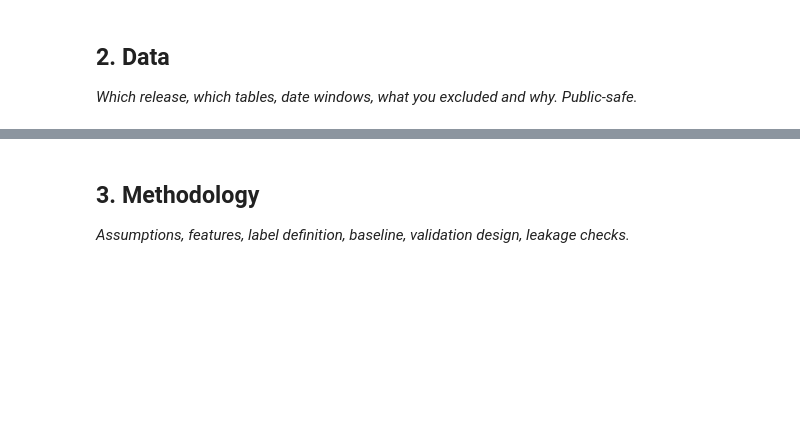
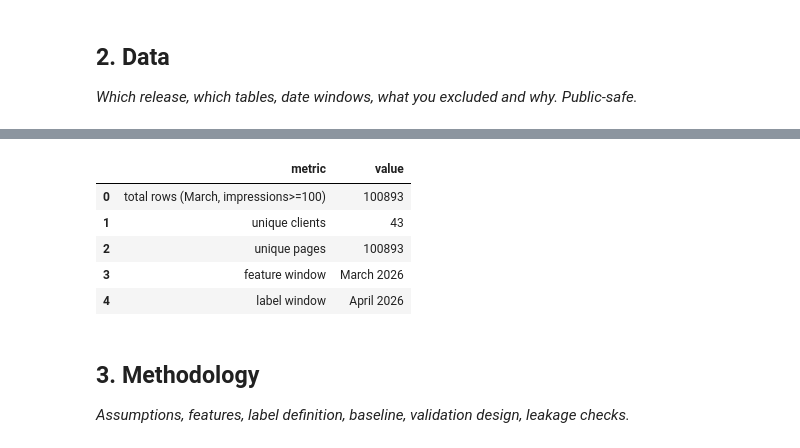
Before and after one commit to nooragab/flyrank-ml-internship, a Jupyter notebook: work/notebooks/capstone.ipynb, the cells around one changed output, grey strips where cells are left out. Drawn from its saved outputs; the diff is of its cells as text; code cells hidden in the pictures; blank space fills up the shorter version.

```diff
--- a/work/notebooks/capstone.ipynb
+++ b/work/notebooks/capstone.ipynb
@@ -17,3 +163,18 @@ This skeleton is yours to fill. Work the sections **in order** — each one has
+# %%
+data_summary = pd.DataFrame({
+    "metric": ["total rows (March, impressions>=100)", "unique clients", "unique pages",
+               "feature window", "label window"],
+    "value": [len(data), data["client_hash_id"].nunique(), data["content_hash_id"].nunique(),
+              "March 2026", "April 2026"]
+})
+data_summary
+# %% [output]
+|  | metric | value |
+| 0 | total rows (March, impressions>=100) | 100893 |
+| 1 | unique clients | 43 |
+| 2 | unique pages | 100893 |
+| 3 | feature window | March 2026 |
+| 4 | label window | April 2026 |
 # %% [markdown]
 ## 3. Methodology
 
```
Also changed, not shown: parts of 15 cells of this notebook.
